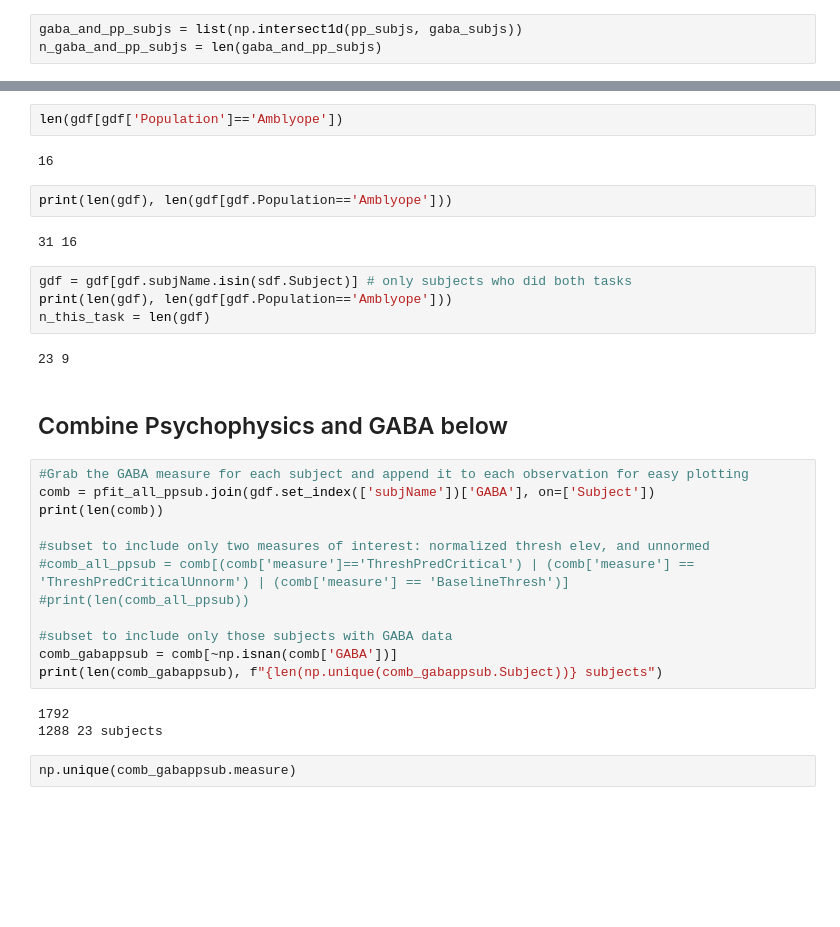
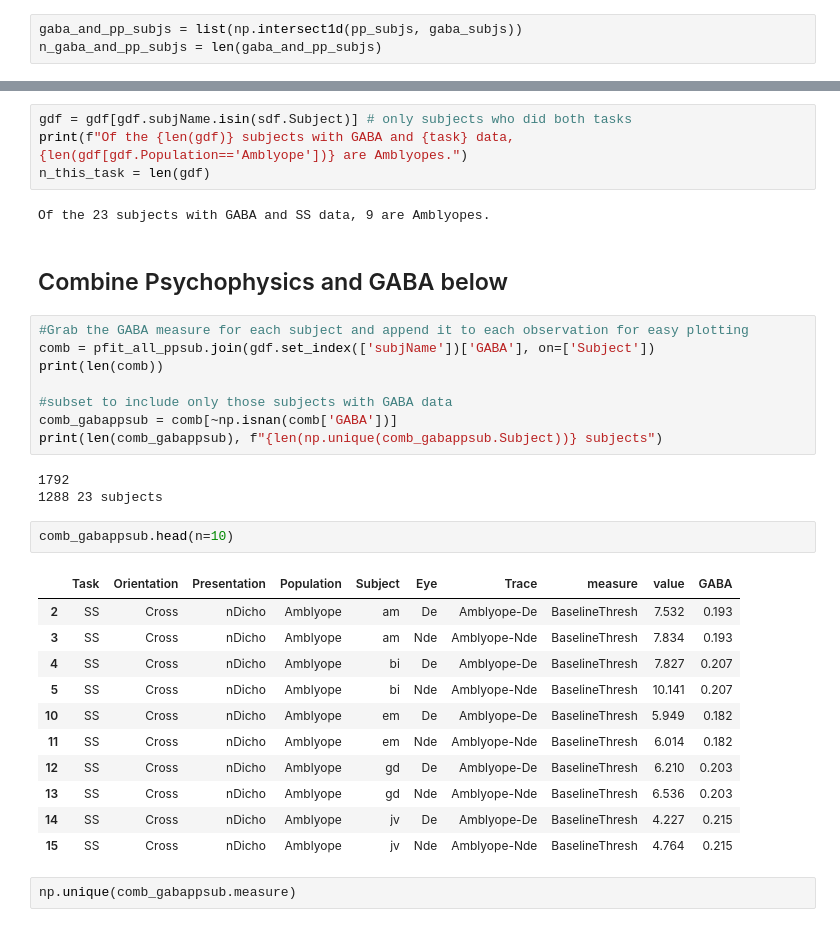
Before and after one commit to smerdis/mrs_amblyopia, a Jupyter notebook: Fitting Linear Model to Thresholds, then calculating distance from ThreshElev=1 (7-2018).ipynb, the cells around one changed output, grey strips where cells are left out. Saved outputs shown, nothing was run; the diff lists cells and outputs as text; blank space fills up the shorter version.

```diff
--- a/Fitting Linear Model to Thresholds, then calculating distance from ThreshElev=1 (7-2018).ipynb
+++ b/Fitting Linear Model to Thresholds, then calculating distance from ThreshElev=1 (7-2018).ipynb
@@ -345,20 +343,12 @@ n_gaba_and_pp_subjs_thistask = len(gaba_and_pp_subjs_thistask)
 print(f"Of the {n_gaba_and_pp_subjs} subjects with both GABA and psychophysics data, {n_gaba_and_pp_subjs_thistask} have both for task {task}.")
 # %% [output]
 Of the 24 subjects with both GABA and psychophysics data, 23 have both for task SS.
-# %%
-len(gdf[gdf['Population']=='Amblyope'])
-# %% [output]
-16
-# %%
-print(len(gdf), len(gdf[gdf.Population=='Amblyope']))
-# %% [output]
-31 16
 # %%
 gdf = gdf[gdf.subjName.isin(sdf.Subject)] # only subjects who did both tasks
-print(len(gdf), len(gdf[gdf.Population=='Amblyope']))
+print(f"Of the {len(gdf)} subjects with GABA and {task} data, {len(gdf[gdf.Population=='Amblyope'])} are Amblyopes.")
 n_this_task = len(gdf)
 # %% [output]
-23 9
+Of the 23 subjects with GABA and SS data, 9 are Amblyopes.
 # %% [markdown]
 ## Combine Psychophysics and GABA below
 # %%
@@ -366,16 +356,26 @@ n_this_task = len(gdf)
 comb = pfit_all_ppsub.join(gdf.set_index(['subjName'])['GABA'], on=['Subject'])
 print(len(comb))
 
-#subset to include only two measures of interest: normalized thresh elev, and unnormed
-#comb_all_ppsub = comb[(comb['measure']=='ThreshPredCritical') | (comb['measure'] == 'ThreshPredCriticalUnnorm') | (comb['measure'] == 'BaselineThresh')]
-#print(len(comb_all_ppsub))
-
 #subset to include only those subjects with GABA data
 comb_gabappsub = comb[~np.isnan(comb['GABA'])]
 print(len(comb_gabappsub), f"{len(np.unique(comb_gabappsub.Subject))} subjects")
 # %% [output]
 1792
 1288 23 subjects
+# %%
+comb_gabappsub.head(n=10)
+# %% [output]
+|  | Task | Orientation | Presentation | Population | Subject | Eye | Trace | measure | value | GABA |
+| 2 | SS | Cross | nDicho | Amblyope | am | De | Amblyope-De | BaselineThresh | 7.532 | 0.193 |
+| 3 | SS | Cross | nDicho | Amblyope | am | Nde | Amblyope-Nde | BaselineThresh | 7.834 | 0.193 |
+| 4 | SS | Cross | nDicho | Amblyope | bi | De | Amblyope-De | BaselineThresh | 7.827 | 0.207 |
+| 5 | SS | Cross | nDicho | Amblyope | bi | Nde | Amblyope-Nde | BaselineThresh | 10.141 | 0.207 |
+| 10 | SS | Cross | nDicho | Amblyope | em | De | Amblyope-De | BaselineThresh | 5.949 | 0.182 |
+| 11 | SS | Cross | nDicho | Amblyope | em | Nde | Amblyope-Nde | BaselineThresh | 6.014 | 0.182 |
+| 12 | SS | Cross | nDicho | Amblyope | gd | De | Amblyope-De | BaselineThresh | 6.210 | 0.203 |
+| 13 | SS | Cross | nDicho | Amblyope | gd | Nde | Amblyope-Nde | BaselineThresh | 6.536 | 0.203 |
+| 14 | SS | Cross | nDicho | Amblyope | jv | De | Amblyope-De | BaselineThresh | 4.227 | 0.215 |
+| 15 | SS | Cross | nDicho | Amblyope | jv | Nde | Amblyope-Nde | BaselineThresh | 4.764 | 0.215 |
 # %%
 np.unique(comb_gabappsub.measure)
 # %% [output]
```
Also changed, not shown: parts of 16 cells of this notebook, 1 other file.
